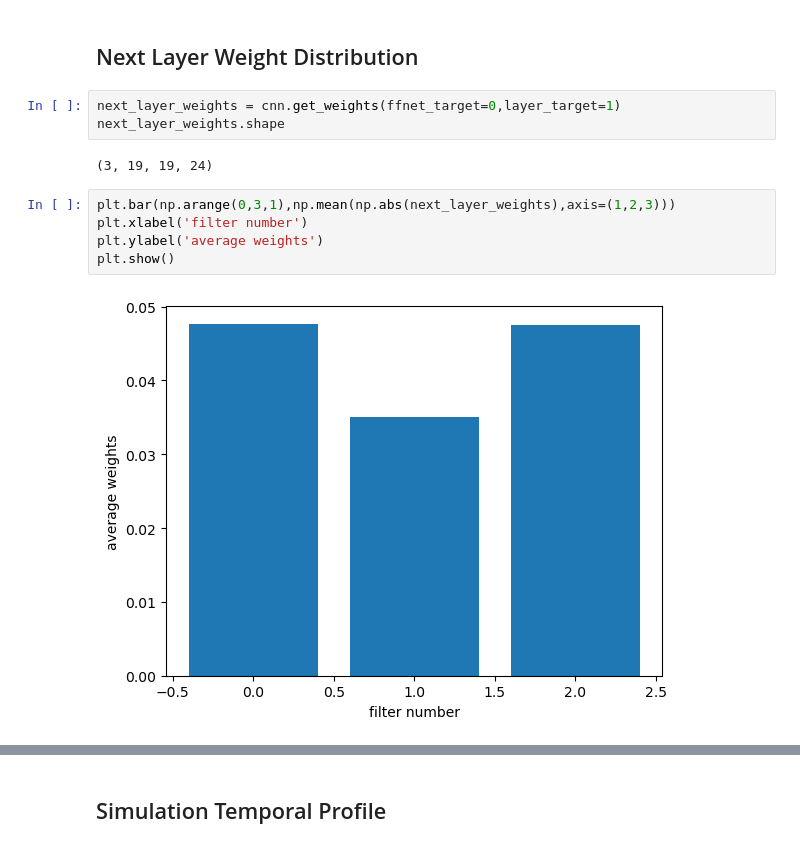
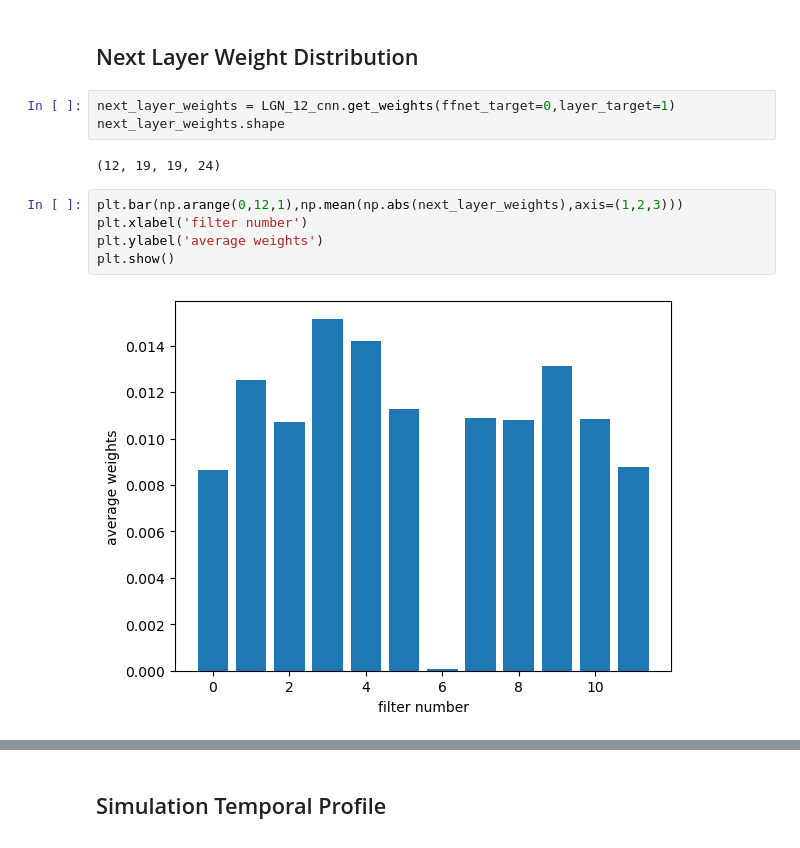
Before and after one commit to IsabelF98/Cloud_SynthData_Proj, a Jupyter notebook: LGN_units.ipynb, the cells around one changed output, grey strips where cells are left out. Saved outputs shown, nothing was run; the diff lists cells and outputs as text.

```diff
--- a/LGN_units.ipynb
+++ b/LGN_units.ipynb
@@ -816,14 +816,14 @@ plt.show()
 # %% [markdown]
 ## Next Layer Weight Distribution
 # %%
-next_layer_weights = cnn.get_weights(ffnet_target=0,layer_target=1)
+next_layer_weights = LGN_12_cnn.get_weights(ffnet_target=0,layer_target=1)
 next_layer_weights.shape
 # %% [output]
-(3, 19, 19, 24)
+(12, 19, 19, 24)
 # %%
-plt.bar(np.arange(0,3,1),np.mean(np.abs(next_layer_weights),axis=(1,2,3)))
+plt.bar(np.arange(0,12,1),np.mean(np.abs(next_layer_weights),axis=(1,2,3)))
 plt.xlabel('filter number')
 plt.ylabel('average weights')
 plt.show()
 # %% [output]
-[figure, old version]
+[figure, new version]
```
Also changed, not shown: parts of 6 cells of this notebook, 3 other files.
